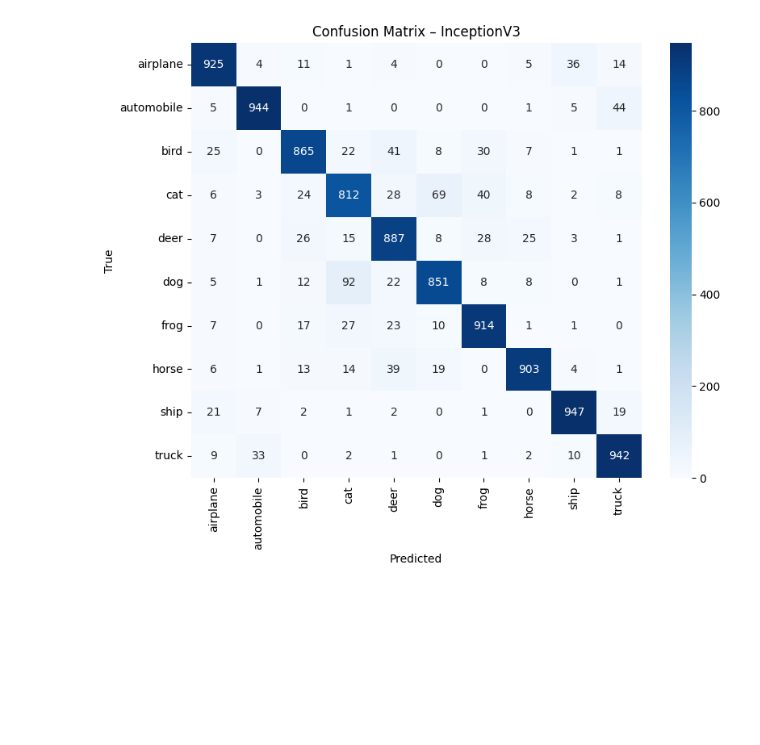
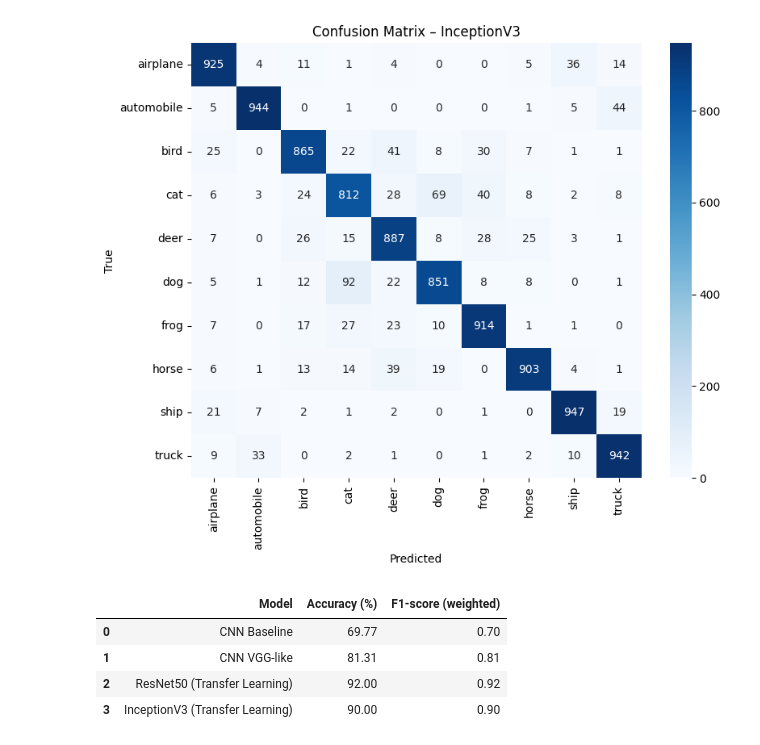
Before and after one commit to HelenaGomezV/project-deep-learning-image-classification-with-cnn-and-transfer-learning, a Jupyter notebook: image_clasification_inception.ipynb, the cells around one changed output. Saved outputs shown, nothing was run; the diff lists cells and outputs as text; code cells hidden in the pictures; blank space fills up the shorter version.

```diff
--- a/image_clasification_inception.ipynb
+++ b/image_clasification_inception.ipynb
@@ -714,3 +714,34 @@ plot_confusion(
  10/625 ━━━━━━━━━━━━━━━━━━━━ 7s 12ms/step
 625/625 ━━━━━━━━━━━━━━━━━━━━ 7s 11ms/step
 [figure]
+# %%
+import pandas as pd
+
+results_table = pd.DataFrame({
+    "Model": [
+        "CNN Baseline",
+        "CNN VGG-like",
+        "ResNet50 (Transfer Learning)",
+        "InceptionV3 (Transfer Learning)"
+    ],
+    "Accuracy (%)": [
+        69.77,
+        81.31,
+        92.00,
+        90.00
+    ],
+    "F1-score (weighted)": [
+        0.70,
+        0.81,
+        0.92,
+        0.90
+    ]
+})
+
+results_table
+# %% [output]
+|  | Model | Accuracy (%) | F1-score (weighted) |
+| 0 | CNN Baseline | 69.77 | 0.70 |
+| 1 | CNN VGG-like | 81.31 | 0.81 |
+| 2 | ResNet50 (Transfer Learning) | 92.00 | 0.92 |
+| 3 | InceptionV3 (Transfer Learning) | 90.00 | 0.90 |
```
Also changed, not shown: parts of 2 cells of this notebook.
